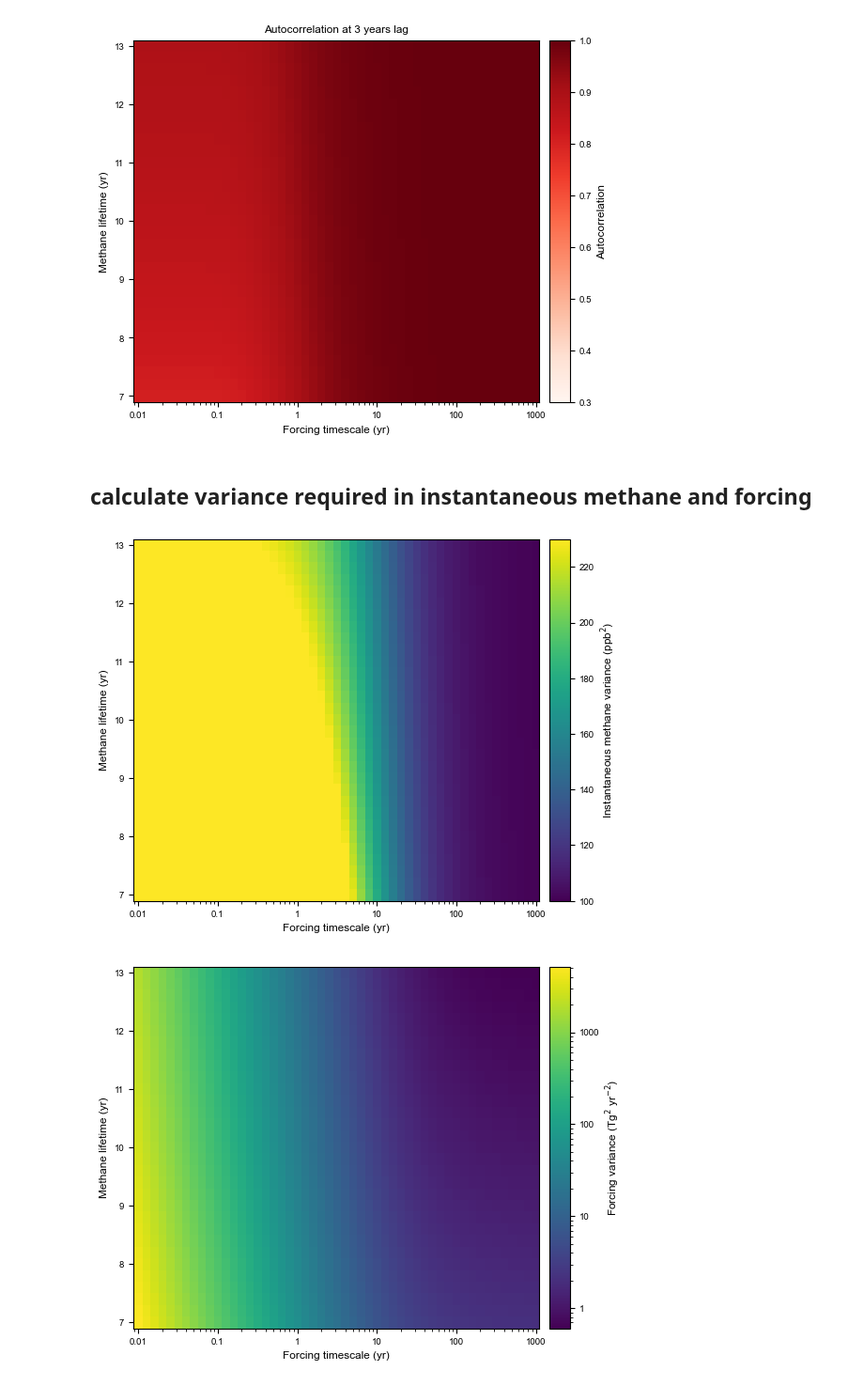
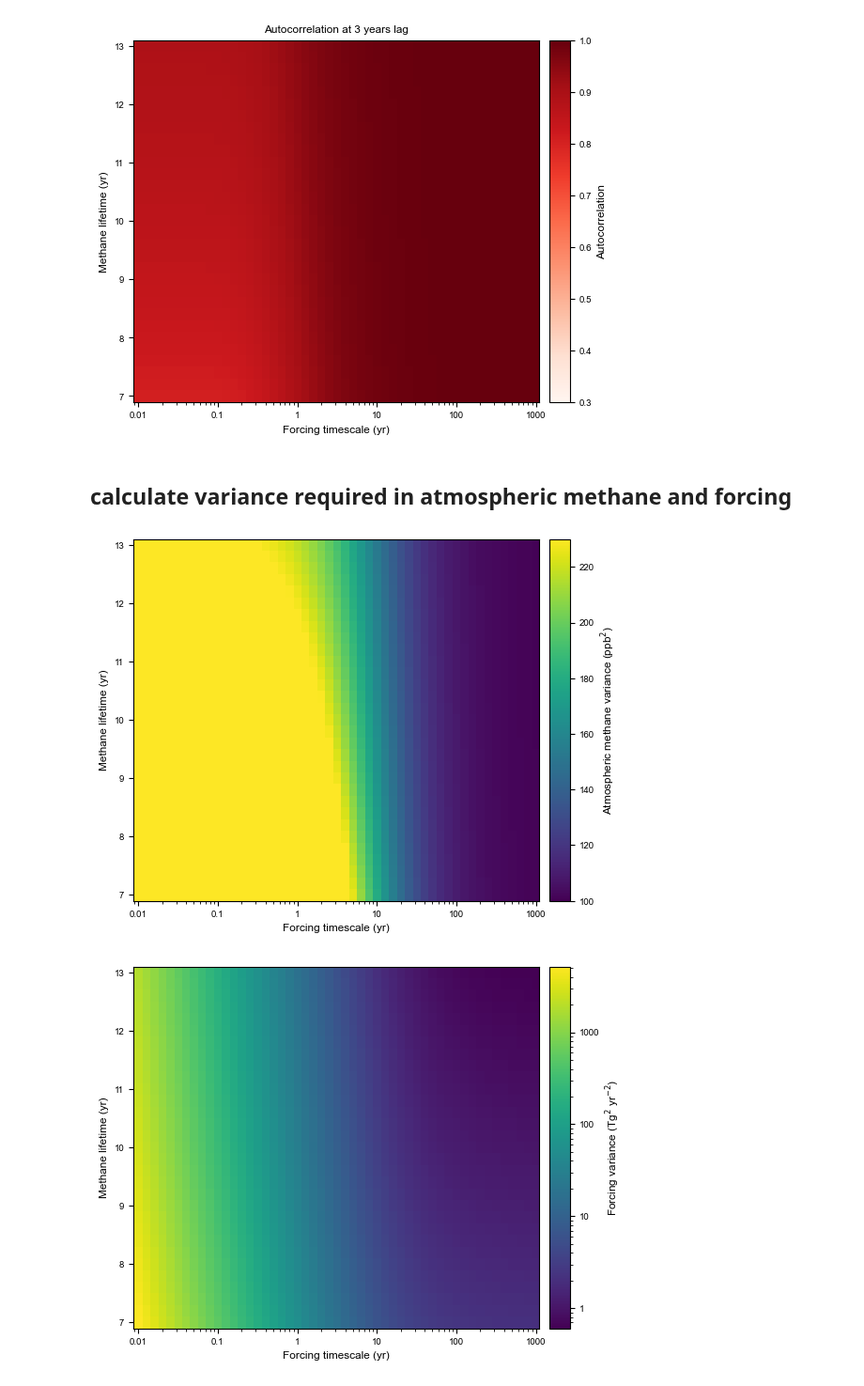
Before and after one commit to ericjmei/methane_noise_forcing, a Jupyter notebook: notebooks/figures_for_publication/forcing_variance_required.ipynb, the cells around one changed output. Shown at 94% size. Drawn from its saved outputs; the diff is of its cells as text; code cells hidden in the pictures.

```diff
--- a/notebooks/figures_for_publication/forcing_variance_required.ipynb
+++ b/notebooks/figures_for_publication/forcing_variance_required.ipynb
@@ -210,11 +214,11 @@ cbar.set_label('Autocorrelation')
 # %% [output]
 [figure]
 # %% [markdown]
-## calculate variance required in instantaneous methane and forcing
+## calculate variance required in atmospheric methane and forcing
 # %%
-## iterate over methane lifetimes and forcing timescales to calculate instantaneous methane and forcing variances
+## iterate over methane lifetimes and forcing timescales to calculate atmospheric methane and forcing variances
 #  dimensions of output DataSet: (taus_methane, taus_forcing)
-instantaneous_methane_variance = xr.DataArray(
+atmospheric_methane_variance = xr.DataArray(
     np.zeros((len(taus_methane), len(taus_forcing))),
     dims=["taus_methane", "taus_forcing"],
     coords={
@@ -232,24 +236,24 @@ forcing_variance = xr.DataArray(
 )
 for tau_methane in taus_methane:
     for tau_forcing in taus_forcing:
-        variance_ratio_filtered_to_instantaneous = closed_form.calculate_variance_ratio_filtered_to_instantaneous(
+        variance_ratio_filtered_to_atmospheric = closed_form.calculate_variance_ratio_filtered_to_instantaneous(
             c_taus=c_taus,
             instantaneous_autocorrelations=autocorrelation_two_timescale.loc[dict(
                 taus_methane=tau_methane,
                 taus_forcing=tau_forcing,
             )],
         )
-        variance_instantaneous_methane = variance_filtered_methane / variance_ratio_filtered_to_instantaneous
-        instantaneous_methane_variance.loc[dict(
+        variance_atmospheric_methane = variance_filtered_methane / variance_ratio_filtered_to_atmospheric
+        atmospheric_methane_variance.loc[dict(
             taus_methane=tau_methane,
             taus_forcing=tau_forcing,
-        )] = variance_instantaneous_methane
+        )] = variance_atmospheric_methane
 
         variance_ratio_methane_to_forcing = closed_form.calculate_two_timescale_variance_ratio_methane_to_ar1_forcing(
             tau_methane=tau_methane,
             tau_forcing=tau_forcing,
         )
-        variance_forcing = variance_instantaneous_methane / variance_ratio_methane_to_forcing
+        variance_forcing = variance_atmospheric_methane / variance_ratio_methane_to_forcing
         forcing_variance.loc[dict(
             taus_methane=tau_methane,
             taus_forcing=tau_forcing,
@@ -260,22 +264,22 @@ for tau_methane in taus_methane:
 conversion_factor = 2.75
 variance_forcing *= conversion_factor**2
 # %%
-## plot instantaneous methane variance required for a given filtered variance
+## plot atmospheric methane variance required for a given filtered variance
 fig = plt.figure(figsize=(6,5))
 gs = fig.add_gridspec(ncols=2, nrows=1, width_ratios=[20, 1], wspace=0.05)
 ax  = fig.add_subplot(gs[0,0])
 cax = fig.add_subplot(gs[0,1])
 
 h, ax, cbar = plot_da_heat(
-    instantaneous_methane_variance,
+    atmospheric_methane_variance,
     ax=ax, cbar_ax=cax,
     cmap='viridis',
 )
 cbar = h.colorbar
-cbar.set_label('Instantaneous methane variance (ppb$^2$)')
+cbar.set_label('Atmospheric methane variance (ppb$^2$)')
 h.set_clim(100, 230)
 # %% [output]
-[figure, old version]
+[figure, new version]
 # %%
 ## plot forcing variance required
 fig = plt.figure(figsize=(6,5))
```
Also changed, not shown: parts of 9 cells of this notebook.
